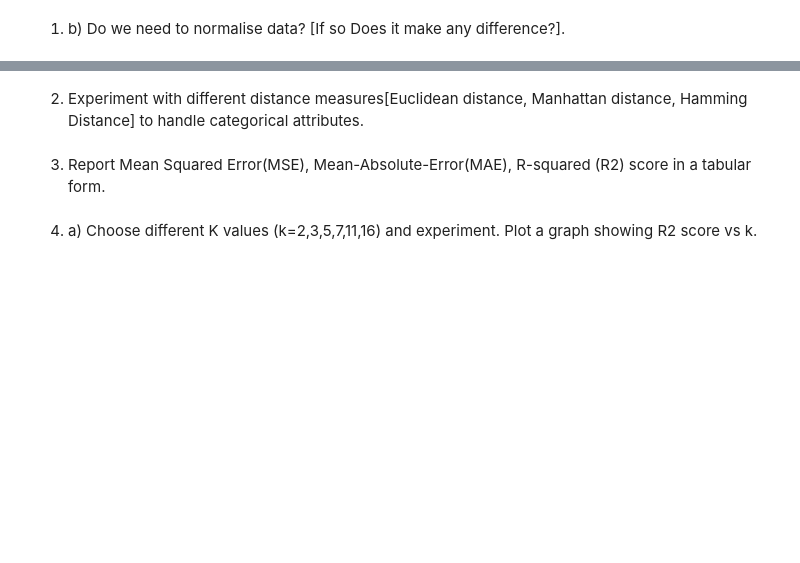
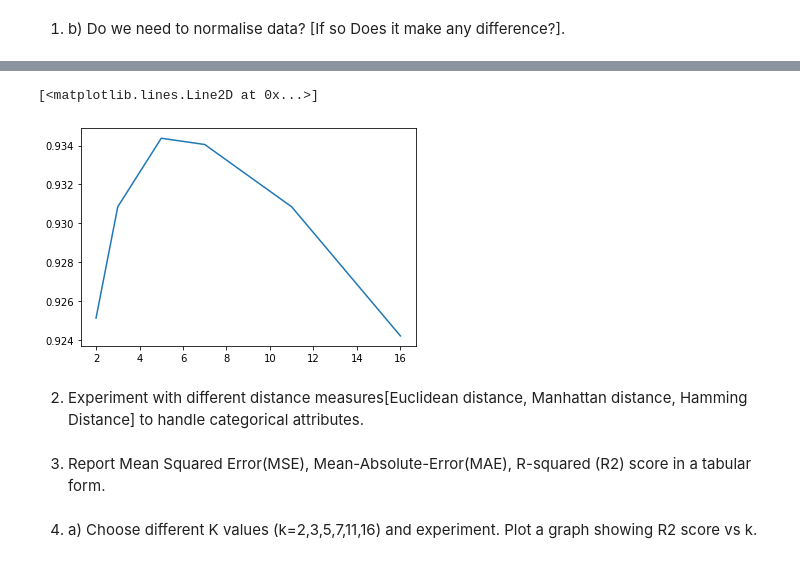
Before and after one commit to mastermystery007/knn-LR-DT, a Jupyter notebook: SMAI_Assignment1.ipynb, the cells around one changed output, grey strips where cells are left out. Saved outputs shown, nothing was run; the diff lists cells and outputs as text; code cells hidden in the pictures; blank space fills up the shorter version.

```diff
--- a/SMAI_Assignment1.ipynb
+++ b/SMAI_Assignment1.ipynb
@@ -25,13 +25,13 @@ import pandas as pd
 import numpy
 from numpy import asarray
 from sklearn.model_selection import train_test_split
-from sklearn.preprocessing import OrdinalEncoder,LabelEncoder
+#from sklearn.preprocessing import OrdinalEncoder,LabelEncoder
+from sklearn.preprocessing import normalize
 
 headers = ["carat",	"cut","color","clarity","depth","table","price","x","y","z"]
-data = pd.read_csv('diamonds1.1.csv', na_values='?',
+data = pd.read_csv('diamonds.csv', na_values='?',
          header=None,  names = headers)
 #data = data.reset_index(drop=True)
-#print(type(data))
 
 data = data.iloc[1:,:]
 
@@ -39,14 +39,7 @@ data = data.iloc[1:,:]
 
 d_cut = {"Ideal":5,"Premium":4,"Very Good":3,"Good":2,"Fair":1}
 d_color = {"D":7,"E":6,"F":5,"G":4,"H":3,"I":2,"J":1}
-d_clarity = {"IF":8,"VVS1":7,"VVS2":6,"VS1":5,"VS2":4,"SI1":3,"SI2":2,"I1":4}
-
-#label_encoder = LabelEncoder()
-#data[:,3] =label_encoder.fit(data[:,3].values)
-#print(label_encoder.classes_)
-# data[:,1] =label_encoder.fit_transform(data[:,1])
-# data[:,2] =label_encoder.fit_transform(data[:,2])
-# data[:,3] =label_encoder.fit_transform(data[:,3])
+d_clarity = {"IF":8,"VVS1":7,"VVS2":6,"VS1":5,"VS2":4,"SI1":3,"SI2":2,"I1":1}
 
 
 data["cut"] = data["cut"].map(d_cut)
@@ -54,10 +47,14 @@ data["color"] = data["color"].map(d_color)
 data["clarity"] = data["clarity"].map(d_clarity)
 
 
-max_price_global = data["price"].max()
+max_price_global = data["price"].values.astype(numpy.double).max()
+print("max_price is ",max_price_global)
 
 n = data.values.astype(numpy.double)
-
 n = n / n.max(axis=0) #normalise data
 
-X_train , X_test = train_test_split(n, test_size=0.15, random_state=42)
+
+X_train , X_test = train_test_split(n, test_size=0.1, random_state=42)
+
+# print(X_train[:10])
+# print(X_test[:10])
@@ -280,0 +304,8 @@ for key in dist_hamming:
+# %%
+from matplotlib import pyplot as plt
+# list_k = [2,3,5,7,11,16]
+# r2_e = [0.9251398449483613, 0.9308552998479369, 0.9343740707859329, 0.934052403332376, 0.930850728600291, 0.9242227258955211]
+plt.plot(list_k,r2_e)
+# %% [output]
+[<matplotlib.lines.Line2D at 0x...>]
+[figure, added]
```
Also changed, not shown: parts of 27 cells of this notebook.
